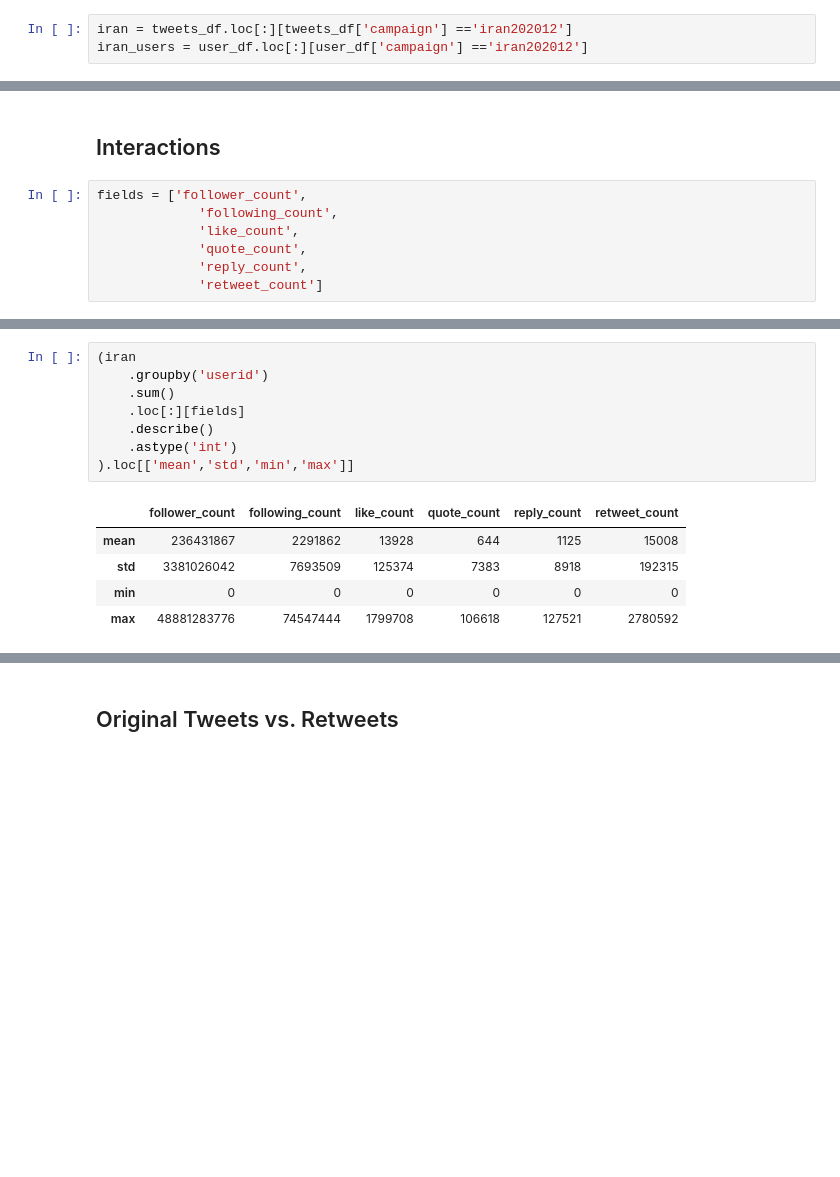
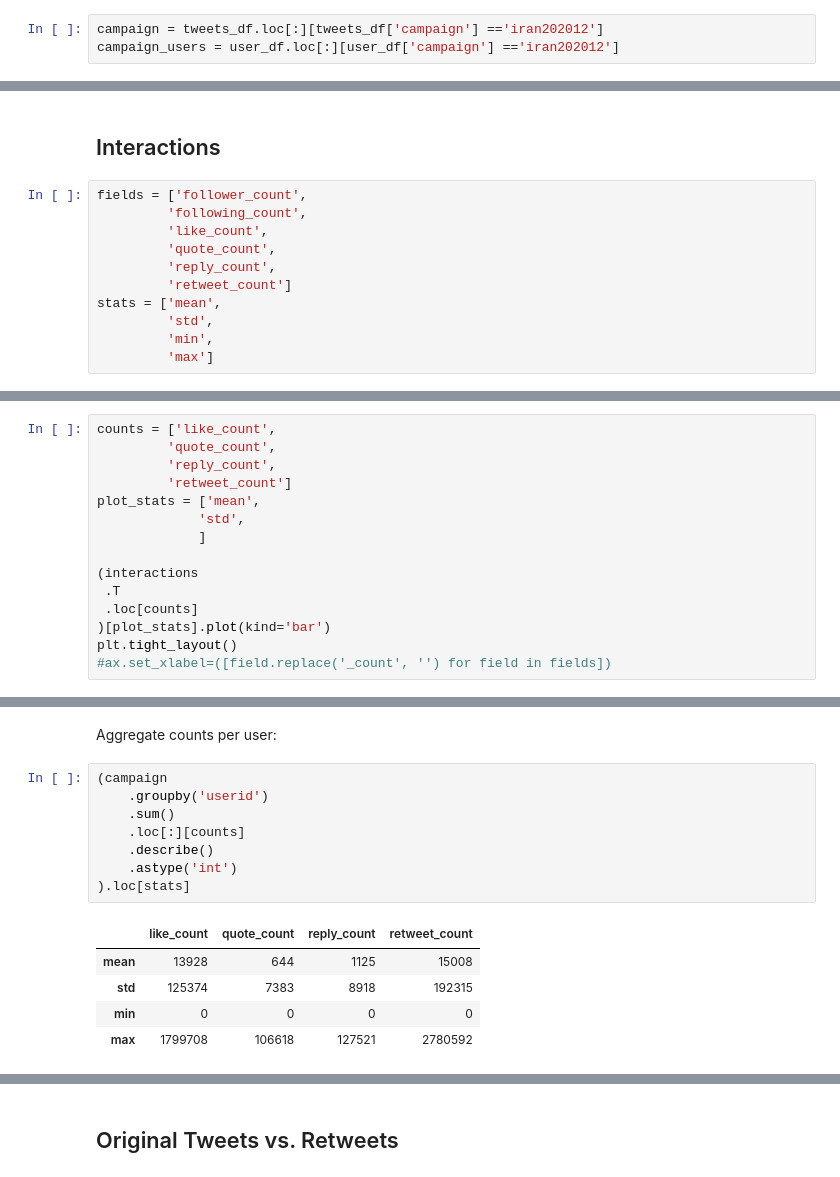
Before and after one commit to sarahkpardo/social-media-data-analysis, a Jupyter notebook: data_summary.ipynb, the cells around one changed output, grey strips where cells are left out. Drawn from its saved outputs; the diff is of its cells as text; blank space fills up the shorter version.

```diff
--- a/data_summary.ipynb
+++ b/data_summary.ipynb
@@ -78,5 +86,5 @@ plt.tight_layout()
 [interactive output not drawn]
 [interactive output not drawn]
 # %%
-iran = tweets_df.loc[:][tweets_df['campaign'] =='iran202012']
-iran_users = user_df.loc[:][user_df['campaign'] =='iran202012']
+campaign = tweets_df.loc[:][tweets_df['campaign'] =='iran202012']
+campaign_users = user_df.loc[:][user_df['campaign'] =='iran202012']
@@ -195,8 +329,12 @@ Name: DFxoAH9UHHShlGfPqoJOBZroClD8H86DpwySU6YXl4E=, dtype: object
 ## Interactions
 # %%
 fields = ['follower_count',
-             'following_count',
-             'like_count',
-             'quote_count',
-             'reply_count',
-             'retweet_count']
+         'following_count',
+         'like_count',
+         'quote_count',
+         'reply_count',
+         'retweet_count']
+stats = ['mean',
+         'std',
+         'min',
+         'max']
@@ -226,0 +376,15 @@ interactions
+# %%
+counts = ['like_count',
+         'quote_count',
+         'reply_count',
+         'retweet_count']
+plot_stats = ['mean',
+             'std',
+             ]
+
+(interactions
+ .T
+ .loc[counts]
+)[plot_stats].plot(kind='bar')
+plt.tight_layout()
+#ax.set_xlabel=([field.replace('_count', '') for field in fields])
@@ -227,15 +394,17 @@ interactions
+# %% [markdown]
+Aggregate counts per user:
 # %%
-(iran
+(campaign
     .groupby('userid')
     .sum()
-    .loc[:][fields]
+    .loc[:][counts]
     .describe()
     .astype('int')
-).loc[['mean','std','min','max']]
+).loc[stats]
 # %% [output]
-|  | follower_count | following_count | like_count | quote_count | reply_count | retweet_count |
-| mean | 236431867 | 2291862 | 13928 | 644 | 1125 | 15008 |
-| std | 3381026042 | 7693509 | 125374 | 7383 | 8918 | 192315 |
-| min | 0 | 0 | 0 | 0 | 0 | 0 |
-| max | 48881283776 | 74547444 | 1799708 | 106618 | 127521 | 2780592 |
+|  | like_count | quote_count | reply_count | retweet_count |
+| mean | 13928 | 644 | 1125 | 15008 |
+| std | 125374 | 7383 | 8918 | 192315 |
+| min | 0 | 0 | 0 | 0 |
+| max | 1799708 | 106618 | 127521 | 2780592 |
 # %%
```
Also changed, not shown: parts of 40 cells of this notebook, 5 other files.
